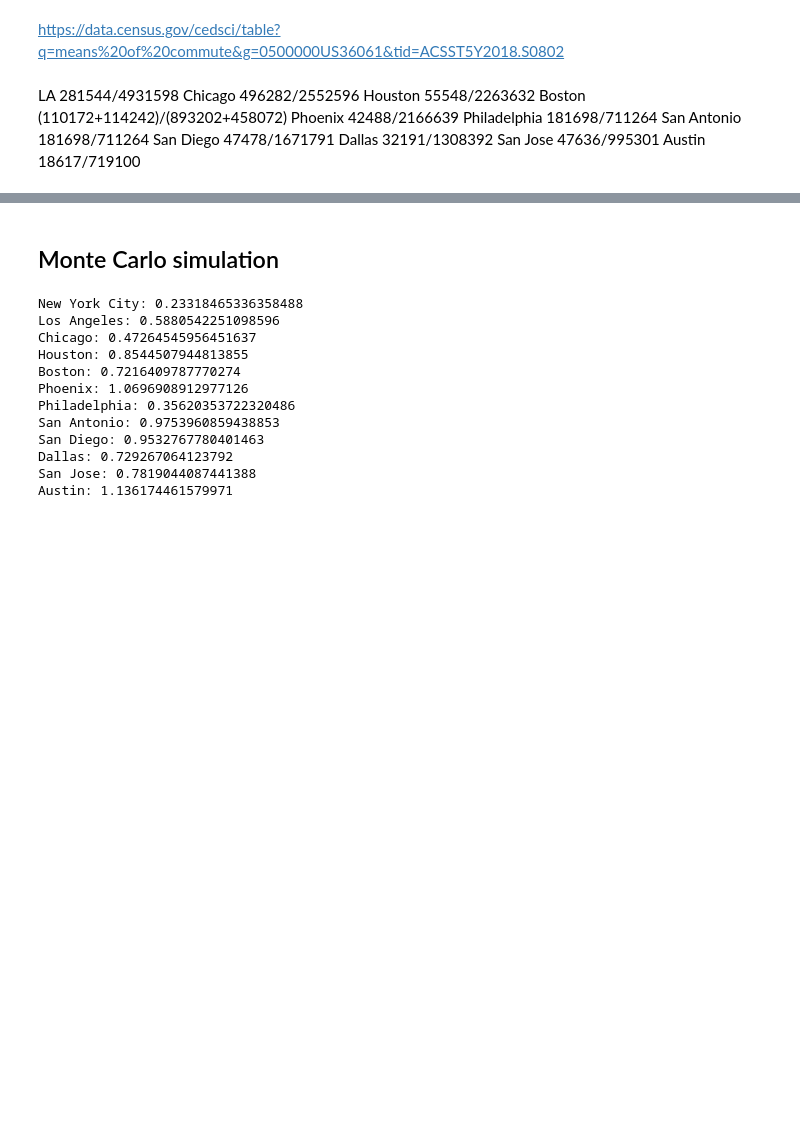
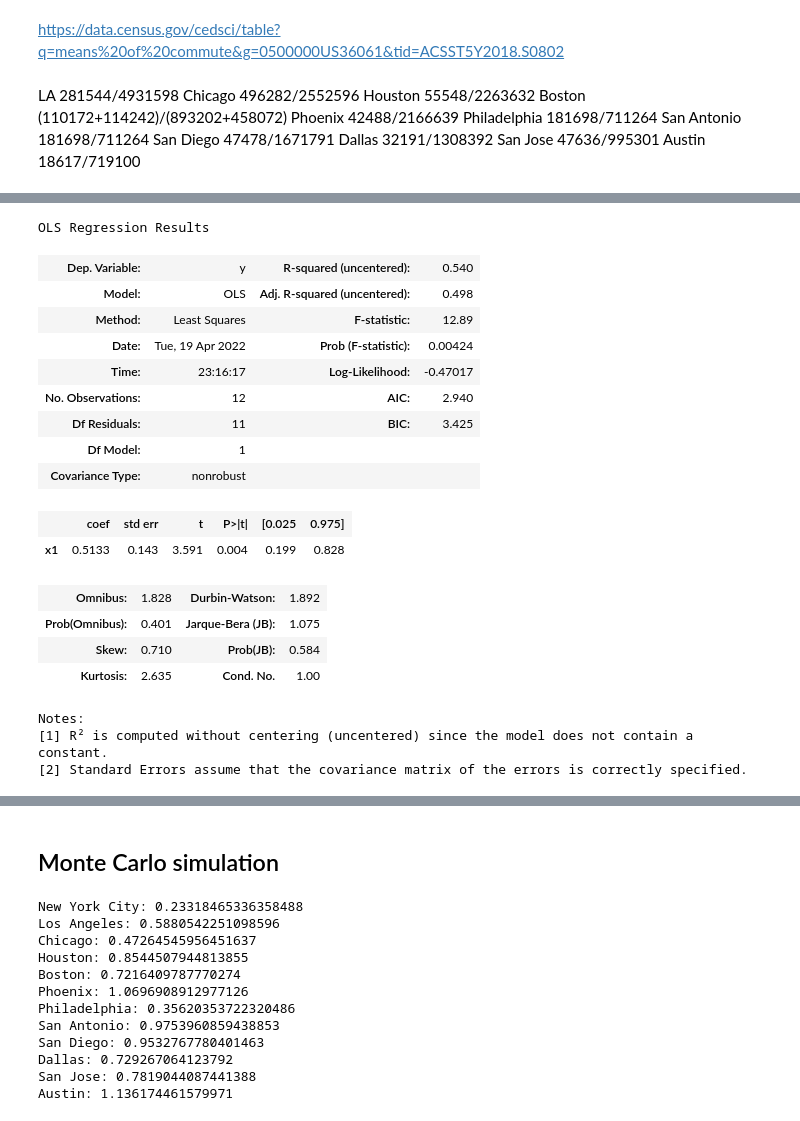
Before and after one commit to yuribogomolov/sttn, a Jupyter notebook: notebooks/f(d)_gravity_model-explain.ipynb, the cells around one changed output, grey strips where cells are left out. Drawn from its saved outputs; the diff is of its cells as text; code cells hidden in the pictures; blank space fills up the shorter version.

```diff
--- a/notebooks/f(d)_gravity_model-explain.ipynb
+++ b/notebooks/f(d)_gravity_model-explain.ipynb
@@ -739,0 +743,23 @@ plt.savefig('public transit - priviledge rate.png')
+# %%
+fitmodel = sm.OLS(sizevalues,np.array(list(privilegeCommutersRate.values())).reshape(-1,1)).fit()
+fitmodel.summary()
+# %% [output]
+OLS Regression Results
+| Dep. Variable: | y | R-squared (uncentered): | 0.540 |
+| Model: | OLS | Adj. R-squared (uncentered): | 0.498 |
+| Method: | Least Squares | F-statistic: | 12.89 |
+| Date: | Tue, 19 Apr 2022 | Prob (F-statistic): | 0.00424 |
+| Time: | 23:16:17 | Log-Likelihood: | -0.47017 |
+| No. Observations: | 12 | AIC: | 2.940 |
+| Df Residuals: | 11 | BIC: | 3.425 |
+| Df Model: | 1 |  |  |
+| Covariance Type: | nonrobust |  |  |
+|  | coef | std err | t | P>|t| | [0.025 | 0.975] |
+| x1 | 0.5133 | 0.143 | 3.591 | 0.004 | 0.199 | 0.828 |
+| Omnibus: | 1.828 | Durbin-Watson: | 1.892 |
+| Prob(Omnibus): | 0.401 | Jarque-Bera (JB): | 1.075 |
+| Skew: | 0.710 | Prob(JB): | 0.584 |
+| Kurtosis: | 2.635 | Cond. No. | 1.00 |
+Notes:
+[1] R² is computed without centering (uncentered) since the model does not contain a constant.
+[2] Standard Errors assume that the covariance matrix of the errors is correctly specified.
```
Also changed, not shown: parts of 11 cells of this notebook.
